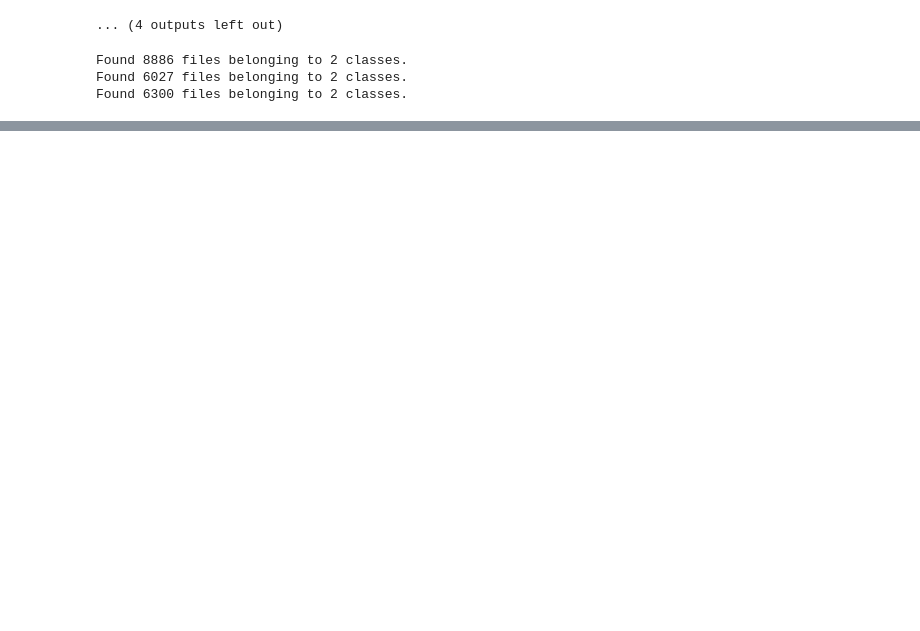
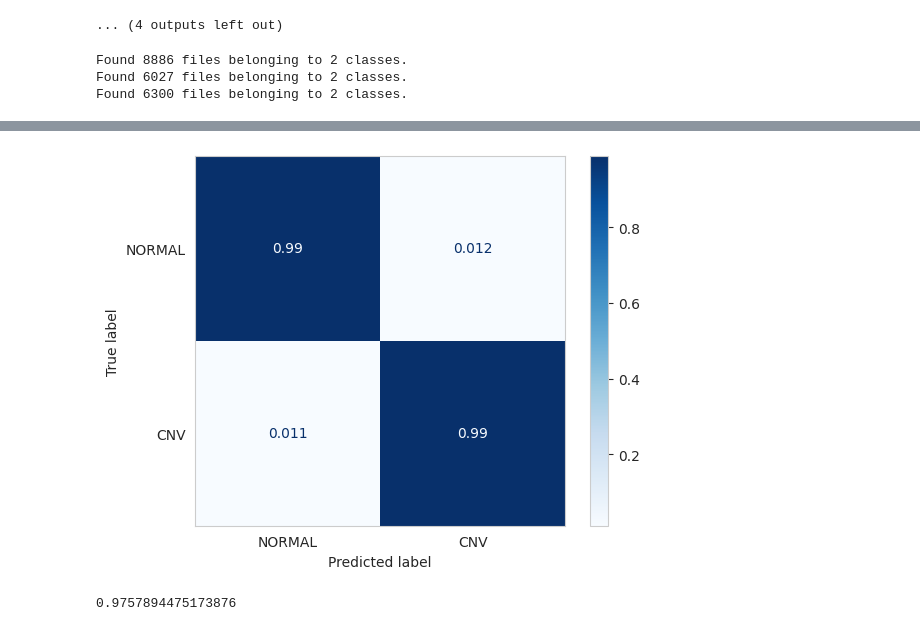
Before and after one commit to dounia-sad/oct_ai, a Jupyter notebook: octai_08092024_mendeley_db3.ipynb, the cells around one changed output, grey strips where cells are left out. Saved outputs shown, nothing was run; the diff lists cells and outputs as text; code cells hidden in the pictures; blank space fills up the shorter version.

```diff
--- a/octai_08092024_mendeley_db3.ipynb
+++ b/octai_08092024_mendeley_db3.ipynb
@@ -1181,0 +1201,15 @@ predicted_classes
+# %%
+# we print the confusion matrix normalised
+disp = ConfusionMatrixDisplay(
+    confusion_matrix=cm_normalized_binary_normal_cnv, display_labels=test_ds_binary_normal_cnv.class_names
+)
+disp = disp.plot(cmap=plt.cm.Blues)
+plt.show()
+# %% [output]
+[figure, added]
+# %%
+# we compute the cohen_kapp score
+cohen_kappa = cohen_kappa_score(y1=true_classes_binary_normal_cnv, y2=predictions_binary_normal_cnv)
+cohen_kappa
+# %% [output]
+0.9757894475173876
```
Also changed, not shown: parts of 34 cells of this notebook.
